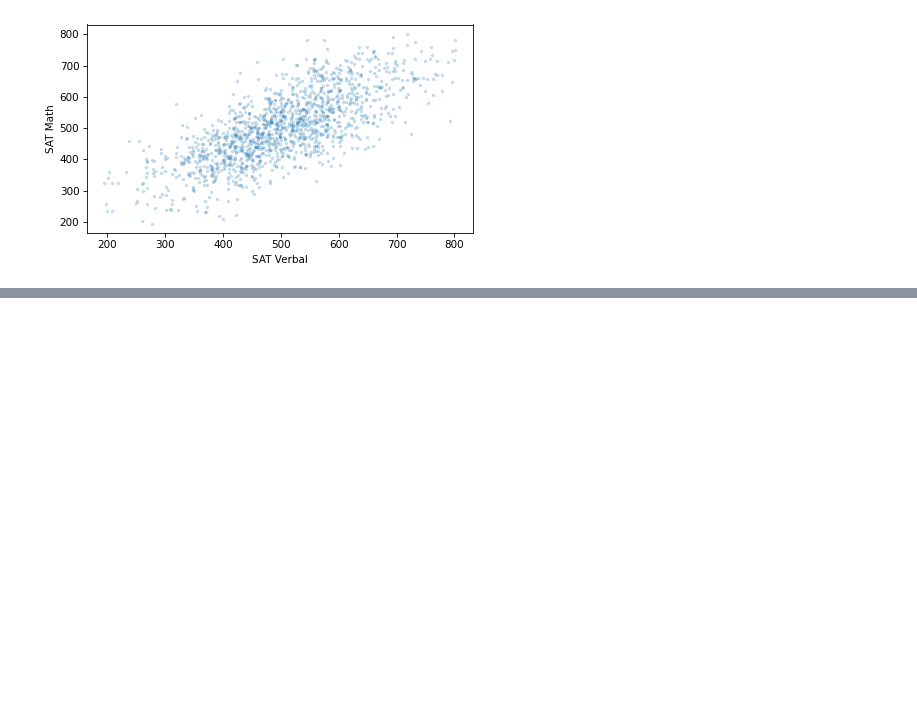
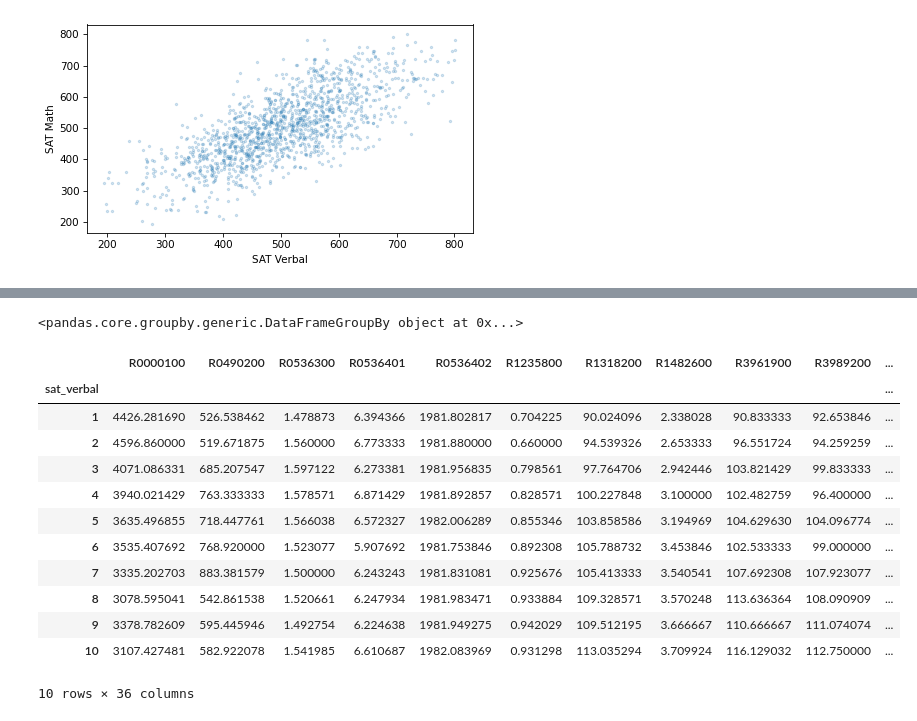
Before and after one commit to lochnes-007/EDA, a Jupyter notebook: relnbwvars.ipynb, the cells around one changed output, grey strips where cells are left out. Saved outputs shown, nothing was run; the diff lists cells and outputs as text; code cells hidden in the pictures; blank space fills up the shorter version.

```diff
--- a/relnbwvars.ipynb
+++ b/relnbwvars.ipynb
@@ -110,0 +157,21 @@ decorate(xlabel="SAT Verbal", ylabel="SAT Math")
+# %%
+df_groupby = nlsy_valid.groupby(deciles)
+df_groupby
+# %% [output]
+<pandas.core.groupby.generic.DataFrameGroupBy object at 0x...>
+# %%
+df_groupby.mean()
+# %% [output]
+|  | R0000100 | R0490200 | R0536300 | R0536401 | R0536402 | R1235800 | R1318200 | R1482600 | R3961900 | R3989200 | ... |
+| sat_verbal |  |  |  |  |  |  |  |  |  |  | ... |
+| 1 | 4426.281690 | 526.538462 | 1.478873 | 6.394366 | 1981.802817 | 0.704225 | 90.024096 | 2.338028 | 90.833333 | 92.653846 | ... |
+| 2 | 4596.860000 | 519.671875 | 1.560000 | 6.773333 | 1981.880000 | 0.660000 | 94.539326 | 2.653333 | 96.551724 | 94.259259 | ... |
+| 3 | 4071.086331 | 685.207547 | 1.597122 | 6.273381 | 1981.956835 | 0.798561 | 97.764706 | 2.942446 | 103.821429 | 99.833333 | ... |
+| 4 | 3940.021429 | 763.333333 | 1.578571 | 6.871429 | 1981.892857 | 0.828571 | 100.227848 | 3.100000 | 102.482759 | 96.400000 | ... |
+| 5 | 3635.496855 | 718.447761 | 1.566038 | 6.572327 | 1982.006289 | 0.855346 | 103.858586 | 3.194969 | 104.629630 | 104.096774 | ... |
+| 6 | 3535.407692 | 768.920000 | 1.523077 | 5.907692 | 1981.753846 | 0.892308 | 105.788732 | 3.453846 | 102.533333 | 99.000000 | ... |
+| 7 | 3335.202703 | 883.381579 | 1.500000 | 6.243243 | 1981.831081 | 0.925676 | 105.413333 | 3.540541 | 107.692308 | 107.923077 | ... |
+| 8 | 3078.595041 | 542.861538 | 1.520661 | 6.247934 | 1981.983471 | 0.933884 | 109.328571 | 3.570248 | 113.636364 | 108.090909 | ... |
+| 9 | 3378.782609 | 595.445946 | 1.492754 | 6.224638 | 1981.949275 | 0.942029 | 109.512195 | 3.666667 | 110.666667 | 111.074074 | ... |
+| 10 | 3107.427481 | 582.922078 | 1.541985 | 6.610687 | 1982.083969 | 0.931298 | 113.035294 | 3.709924 | 116.129032 | 112.750000 | ... |
+10 rows × 36 columns
```
Also changed, not shown: parts of 11 cells of this notebook.
